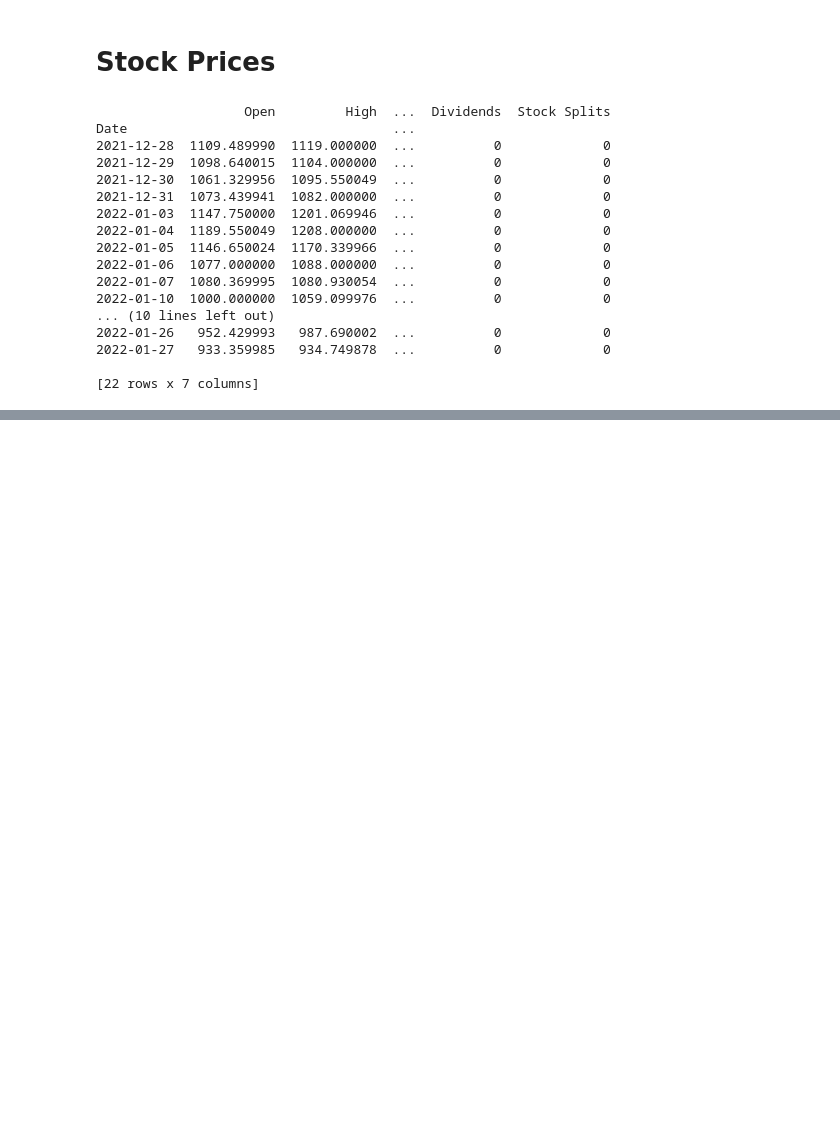
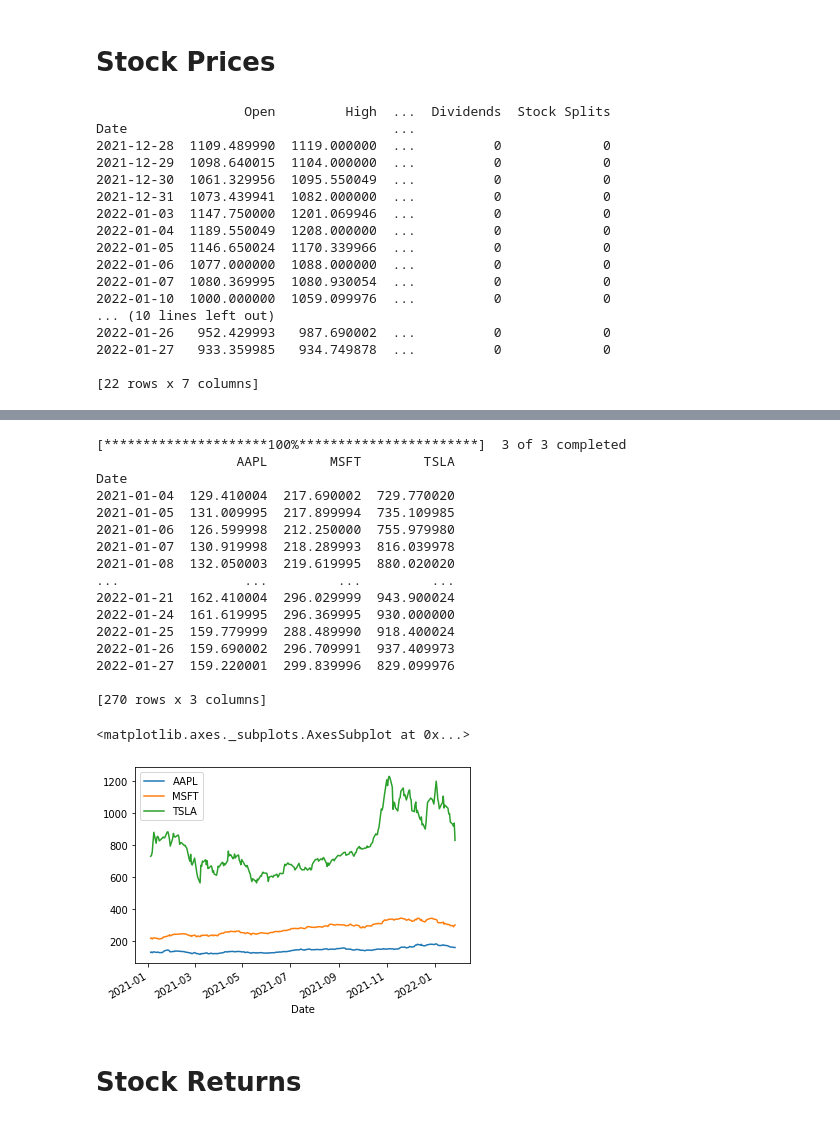
Before and after one commit to chandi-mptk/Python-for-Finance-Learn, a Jupyter notebook: Python-Finance-Accessing-Data-L2.ipynb, the cells around one changed output, grey strips where cells are left out. Drawn from its saved outputs; the diff is of its cells as text; code cells hidden in the pictures; blank space fills up the shorter version.

```diff
--- a/Python-Finance-Accessing-Data-L2.ipynb
+++ b/Python-Finance-Accessing-Data-L2.ipynb
@@ -340,0 +401,25 @@ Date                                  ...
+# %%
+data = yf.download("AAPL MSFT TSLA", start='2021-01-01')
+print(data['Close'])
+data['Close'].plot()
+# %% [output]
+[*********************100%***********************]  3 of 3 completed
+                  AAPL        MSFT        TSLA
+Date
+2021-01-04  129.410004  217.690002  729.770020
+2021-01-05  131.009995  217.899994  735.109985
+2021-01-06  126.599998  212.250000  755.979980
+2021-01-07  130.919998  218.289993  816.039978
+2021-01-08  132.050003  219.619995  880.020020
+...                ...         ...         ...
+2022-01-21  162.410004  296.029999  943.900024
+2022-01-24  161.619995  296.369995  930.000000
+2022-01-25  159.779999  288.489990  918.400024
+2022-01-26  159.690002  296.709991  937.409973
+2022-01-27  159.220001  299.839996  829.099976
+
+[270 rows x 3 columns]
+<matplotlib.axes._subplots.AxesSubplot at 0x...>
+[figure, added]
+# %% [markdown]
+# Stock Returns
```
Also changed, not shown: parts of 11 cells of this notebook, 1 other file.
